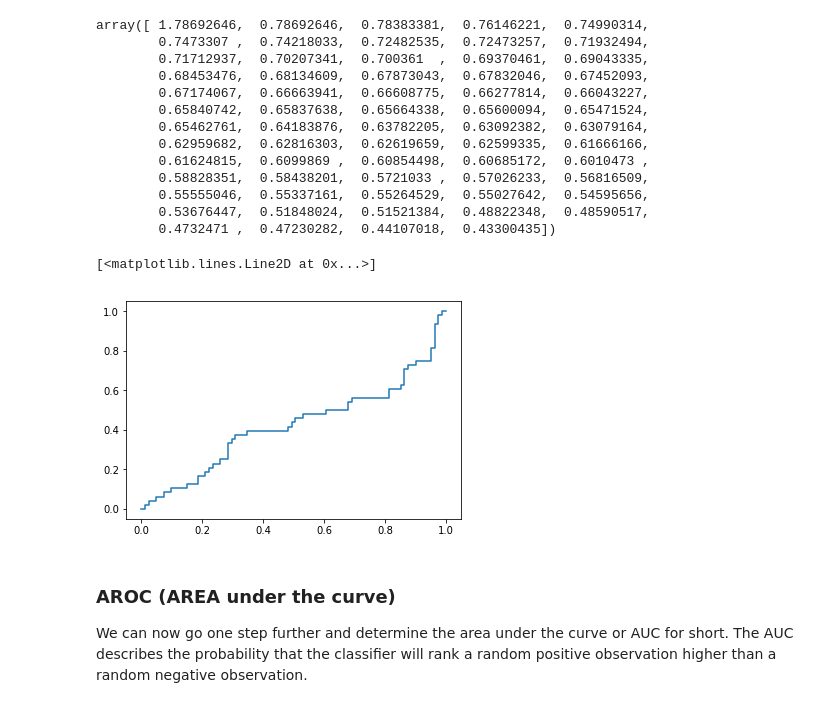
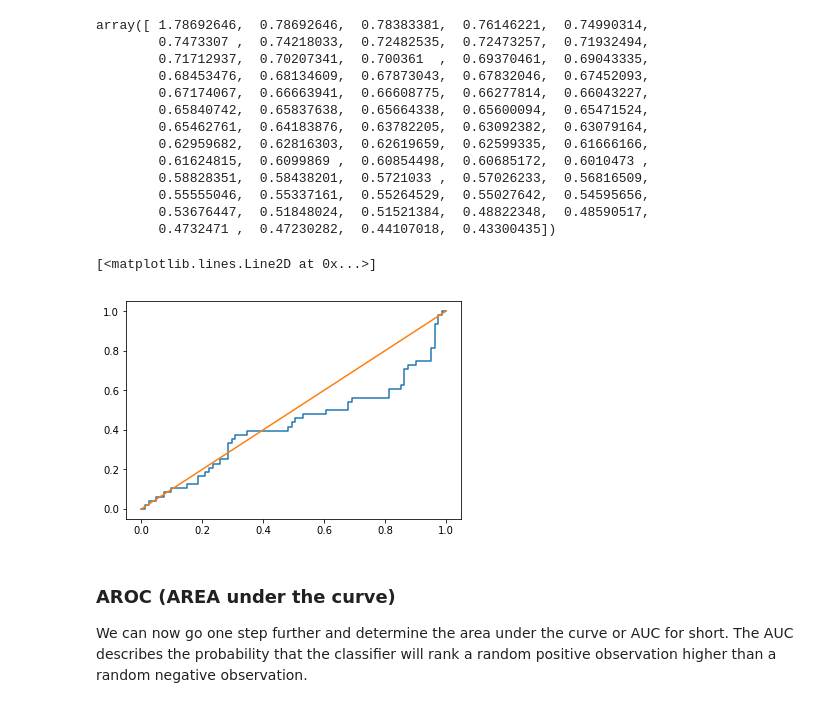
Before and after one commit to AnkushKhanna/learning-python-data-quest, a Jupyter notebook: machine_learning/classification/admissions.ipynb, the cells around one changed output. Saved outputs shown, nothing was run; the diff lists cells and outputs as text; code cells hidden in the pictures.

```diff
--- a/machine_learning/classification/admissions.ipynb
+++ b/machine_learning/classification/admissions.ipynb
@@ -274,11 +302,13 @@ array([ 1.78692646,  0.78692646,  0.78383381,  0.76146221,  0.74990314,
         0.55555046,  0.55337161,  0.55264529,  0.55027642,  0.54595656,
         0.53676447,  0.51848024,  0.51521384,  0.48822348,  0.48590517,
         0.4732471 ,  0.47230282,  0.44107018,  0.43300435])
-# %%
-plt.plot(fpr, tpr)
-# %% [output]
-[<matplotlib.lines.Line2D at 0x...>]
-[figure, removed]
+# %%
+plt.plot(fpr, tpr)
+linear_line = np.arange(0.0, 1.1, 0.1)
+plt.plot(linear_line, linear_line)
+# %% [output]
+[<matplotlib.lines.Line2D at 0x...>]
+[figure, added]
 # %% [markdown]
 ### AROC (AREA under the curve)
 We can now go one step further and determine the area under the curve or AUC for short. The AUC describes the probability that the classifier will rank a random positive observation higher than a random negative observation.
```
Also changed, not shown: parts of 7 cells of this notebook, 5 other files.
